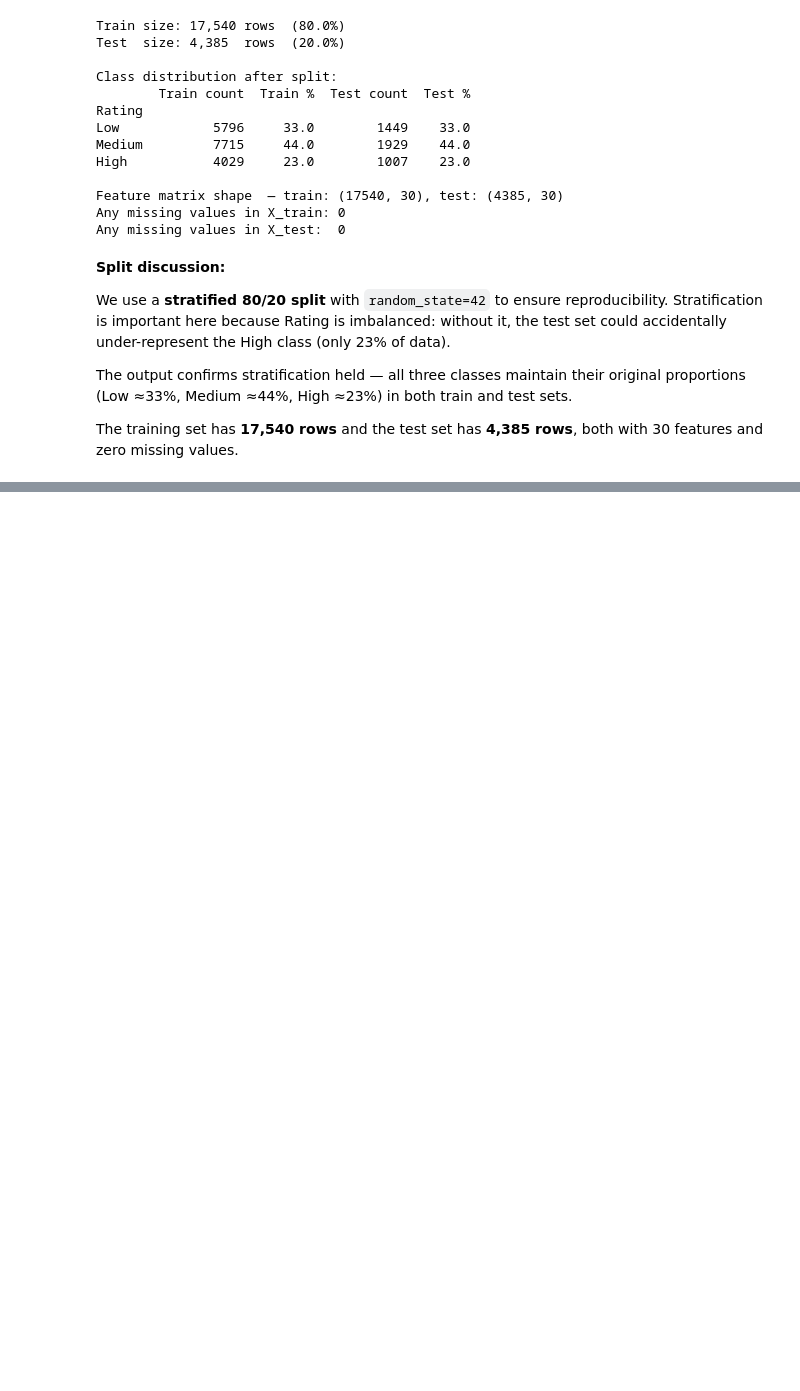
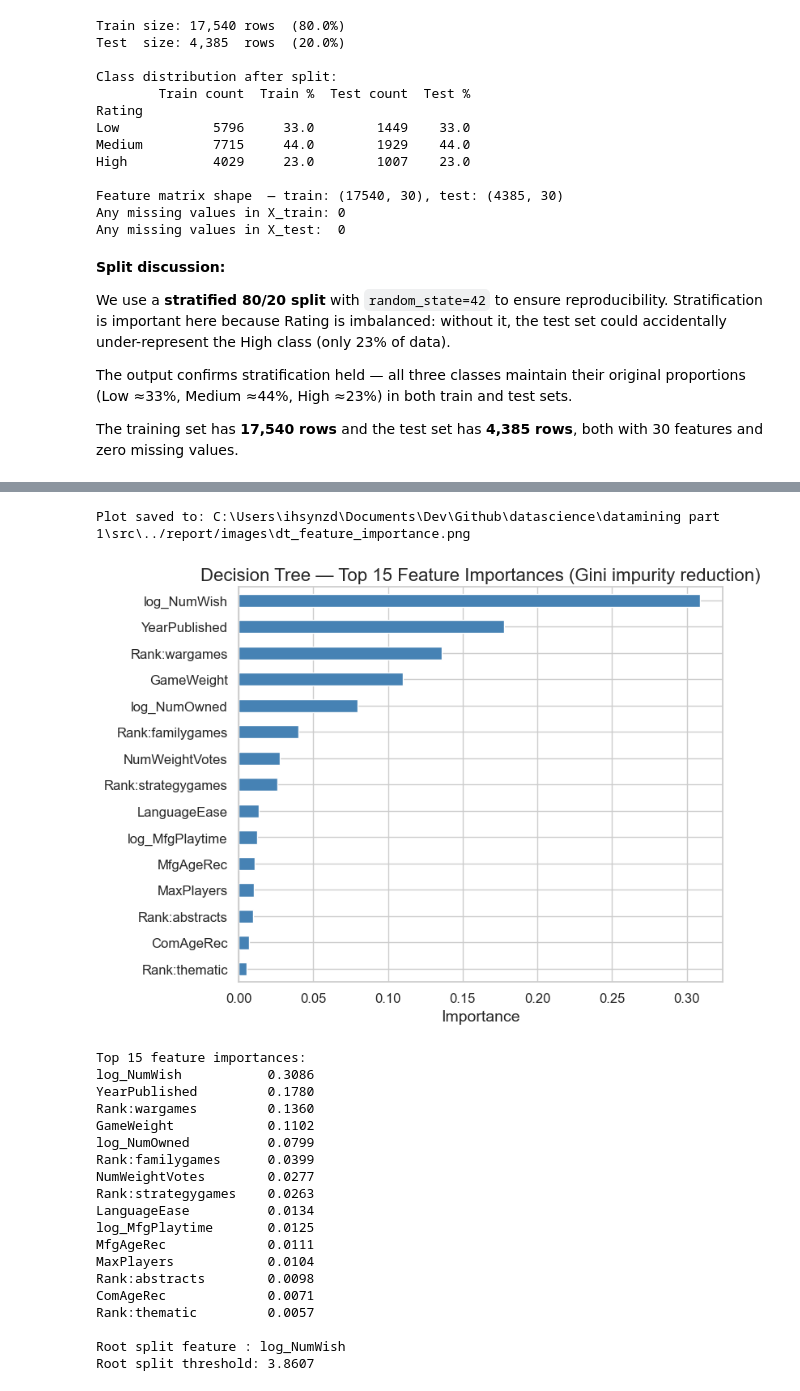
Before and after one commit to ihsynzd14/datamining_exam, a Jupyter notebook: datamining part 1/notebooks/03_classification_regression.ipynb, the cells around one changed output, grey strips where cells are left out. Saved outputs shown, nothing was run; the diff lists cells and outputs as text; code cells hidden in the pictures; blank space fills up the shorter version.

```diff
--- a/datamining part 1/notebooks/03_classification_regression.ipynb
+++ b/datamining part 1/notebooks/03_classification_regression.ipynb
@@ -282,0 +498,39 @@ both with 30 features and zero missing values.
+# %%
+# Feature importances
+fi_series = pd.Series(best_dt.feature_importances_, index=FEATURES).sort_values(ascending=False)
+
+fig, ax = plt.subplots(figsize=(8, 6))
+fi_series.head(15).sort_values().plot(kind='barh', color='steelblue', ax=ax)
+ax.set_title('Decision Tree — Top 15 Feature Importances (Gini impurity reduction)')
+ax.set_xlabel('Importance')
+plt.tight_layout()
+save_plot(fig, 'dt_feature_importance.png')
+plt.show()
+
+print('Top 15 feature importances:')
+print(fi_series.head(15).round(4).to_string())
+print()
+print(f'Root split feature : {FEATURES[best_dt.tree_.feature[0]]}')
+print(f'Root split threshold: {best_dt.tree_.threshold[0]:.4f}')
+# %% [output]
+Plot saved to: C:\Users\ihsynzd\Documents\Dev\Github\datascience\datamining part 1\src\../report/images\dt_feature_importance.png
+[figure, added]
+Top 15 feature importances:
+log_NumWish           0.3086
+YearPublished         0.1780
+Rank:wargames         0.1360
+GameWeight            0.1102
+log_NumOwned          0.0799
+Rank:familygames      0.0399
+NumWeightVotes        0.0277
+Rank:strategygames    0.0263
+LanguageEase          0.0134
+log_MfgPlaytime       0.0125
+MfgAgeRec             0.0111
+MaxPlayers            0.0104
+Rank:abstracts        0.0098
+ComAgeRec             0.0071
+Rank:thematic         0.0057
+
+Root split feature : log_NumWish
+Root split threshold: 3.8607
```
Also changed, not shown: parts of 26 cells of this notebook, 6 other files.
